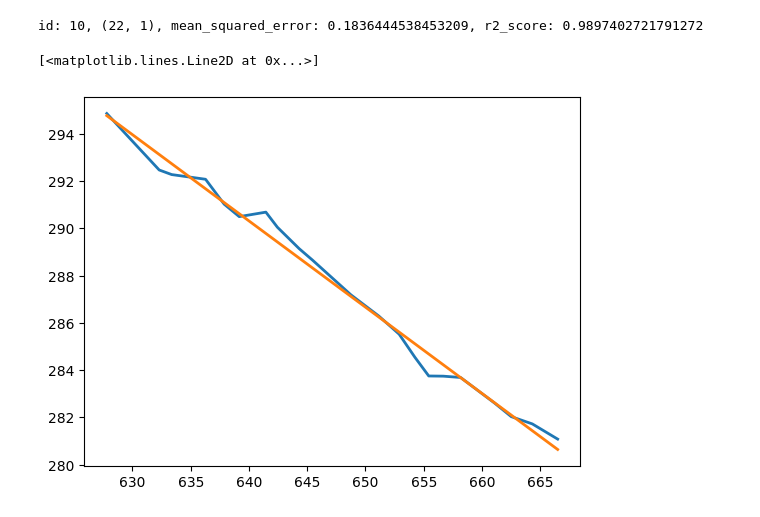
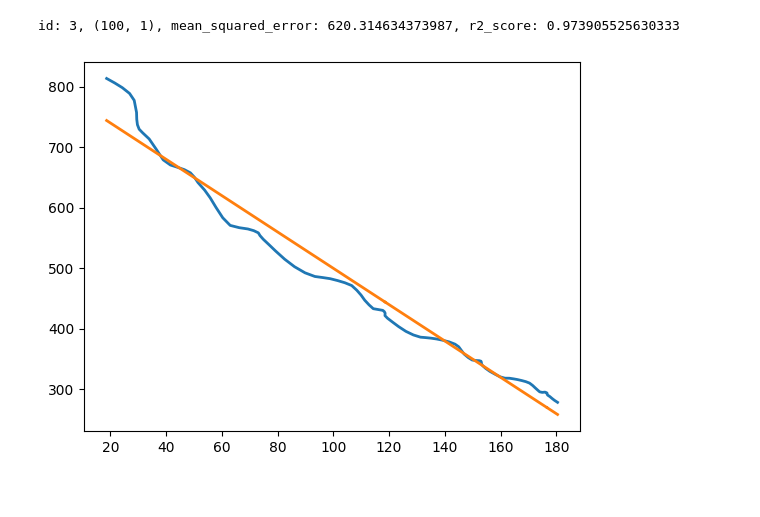
Before and after one commit to michael-han-dev/QHacks2024, a Jupyter notebook: tracking.ipynb, the cells around one changed output. Saved outputs shown, nothing was run; the diff lists cells and outputs as text; code cells hidden in the pictures.

```diff
--- a/tracking.ipynb
+++ b/tracking.ipynb
@@ -5,7 +5,7 @@ import numpy as np
 from collections import defaultdict
 import matplotlib.pyplot as plt
 # %%
-video = 'videos/stolen-car.mp4'
+video = 'videos/rocket-league-good.mp4'
 model = YOLO('yolov8n.pt')
 
 cap = cv2.VideoCapture(video)
@@ -105,30 +102,31 @@ if history:
 # %%
 from sklearn import linear_model
 from sklearn.metrics import mean_squared_error, r2_score
 
 regression = linear_model.LinearRegression()
 car_regressions = []
 for i, (x, y) in enumerate(zip(x_points, y_points)):
     stats = {}
     x = x.reshape(-1, 1)
     regression.fit(x, y)
     y_pred = regression.predict(x)
     stats['mean_squared_error'] = mean_squared_error(y, y_pred)
     stats['r2_score'] = r2_score(y, y_pred)
     stats['x_vals'] = x
     stats['y_vals'] = y
     stats['y_pred'] = y_pred
     stats['id'] = i
     car_regressions.append(stats)
     # print(stats)
 
 fig, ax = plt.subplots()
 car_regressions.sort(key=lambda x: x['mean_squared_error'])
 car_reg = car_regressions[2]
 print(f"id: {i}, {car_reg['x_vals'].shape}, mean_squared_error: {car_reg['mean_squared_error']}, r2_score: {car_reg['r2_score']}")
 ax.plot(car_reg['x_vals'], car_reg['y_vals'], linewidth=2)
 ax.plot(car_reg['x_vals'], car_reg['y_pred'], linewidth=2)
+if (car_reg['mean_squared_error'] > 10000):
+    print("impaired driving detected.")
 # %% [output]
-id: 10, (22, 1), mean_squared_error: 0.1836444538453209, r2_score: 0.9897402721791272
+id: 3, (100, 1), mean_squared_error: 620.314634373987, r2_score: 0.973905525630333
-[<matplotlib.lines.Line2D at 0x...>]
-[figure, old version]
+[figure, new version]
```
Also changed, not shown: parts of 3 cells of this notebook, 2 other files.
